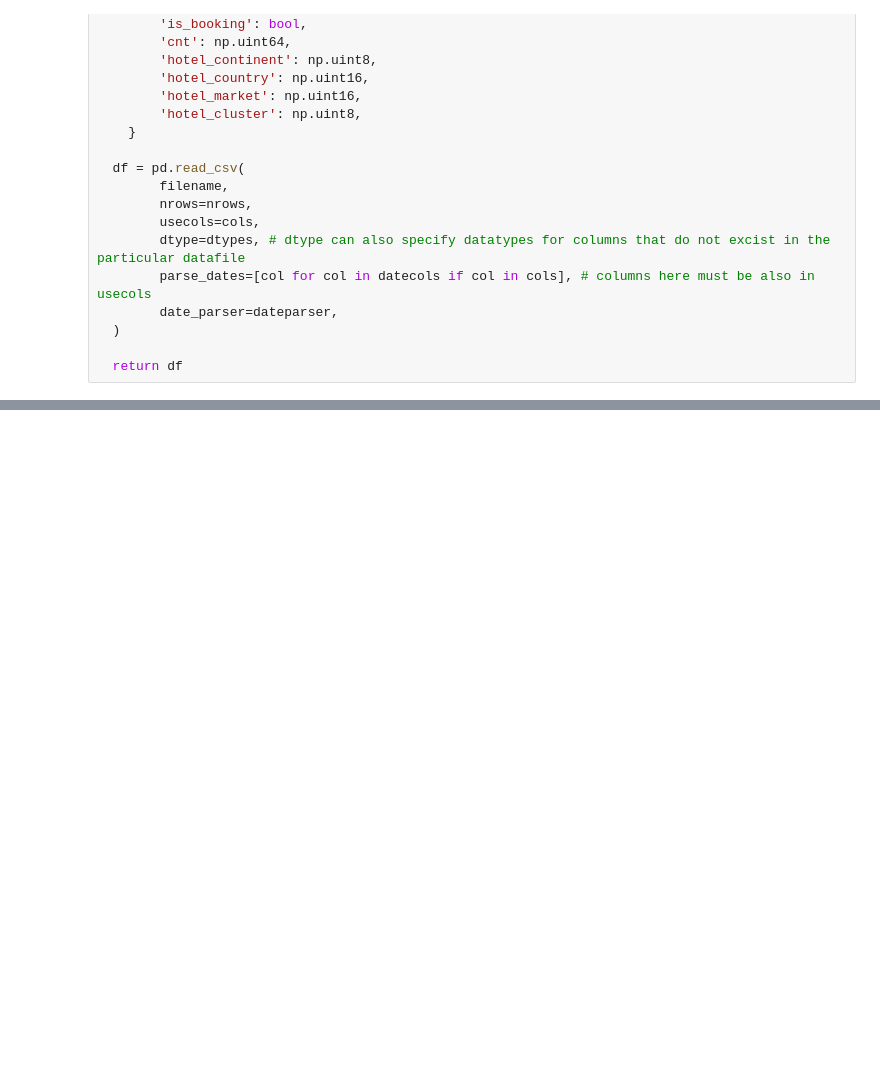
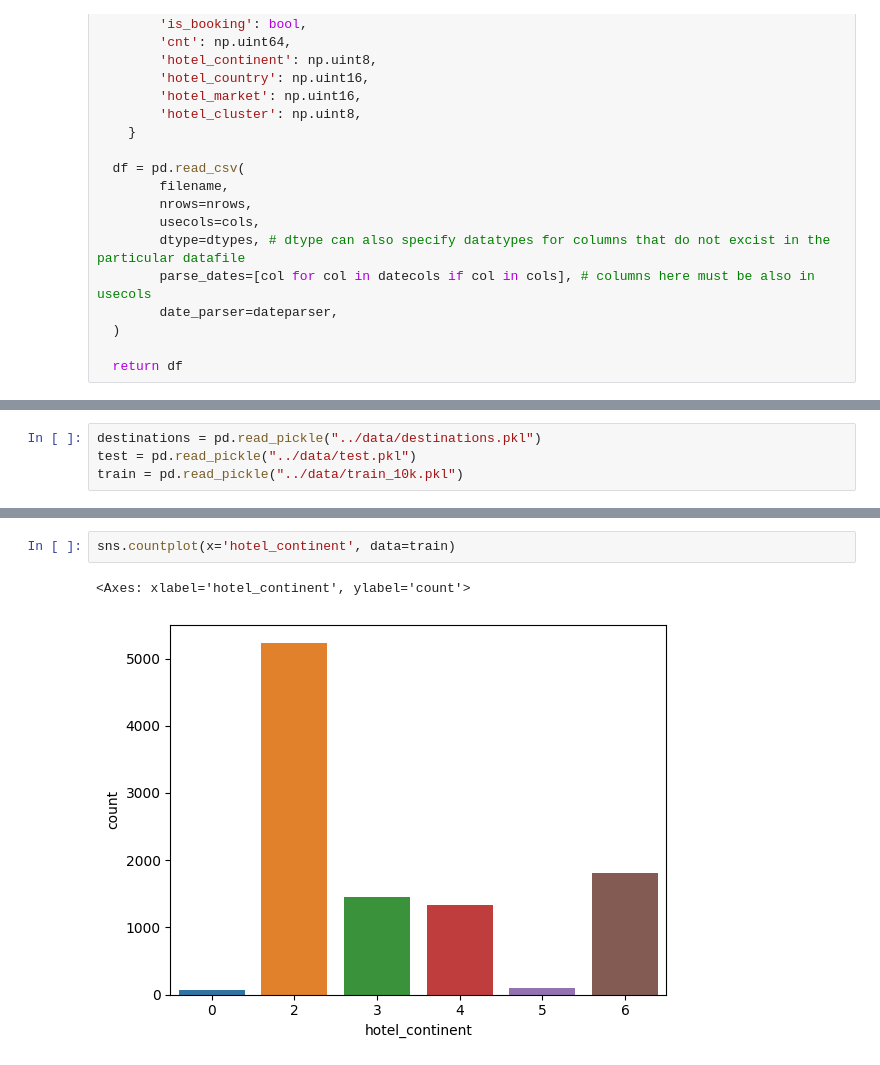
Before and after one commit to ac2393921/kaggle-expedia-hotel-recommendations, a Jupyter notebook: project/notebooks/eda.ipynb, the cells around one changed output, grey strips where cells are left out. Saved outputs shown, nothing was run; the diff lists cells and outputs as text; blank space fills up the shorter version.

```diff
--- a/project/notebooks/eda.ipynb
+++ b/project/notebooks/eda.ipynb
@@ -85,0 +115,4 @@ train.to_pickle('../data/train_10m.pkl')
+# %%
+destinations = pd.read_pickle("../data/destinations.pkl")
+test = pd.read_pickle("../data/test.pkl")
+train = pd.read_pickle("../data/train_10k.pkl")
@@ -85,0 +161,5 @@ train.to_pickle('../data/train_10m.pkl')
+# %%
+sns.countplot(x='hotel_continent', data=train)
+# %% [output]
+<Axes: xlabel='hotel_continent', ylabel='count'>
+[figure, added]
```
Also changed, not shown: parts of 14 cells of this notebook.
